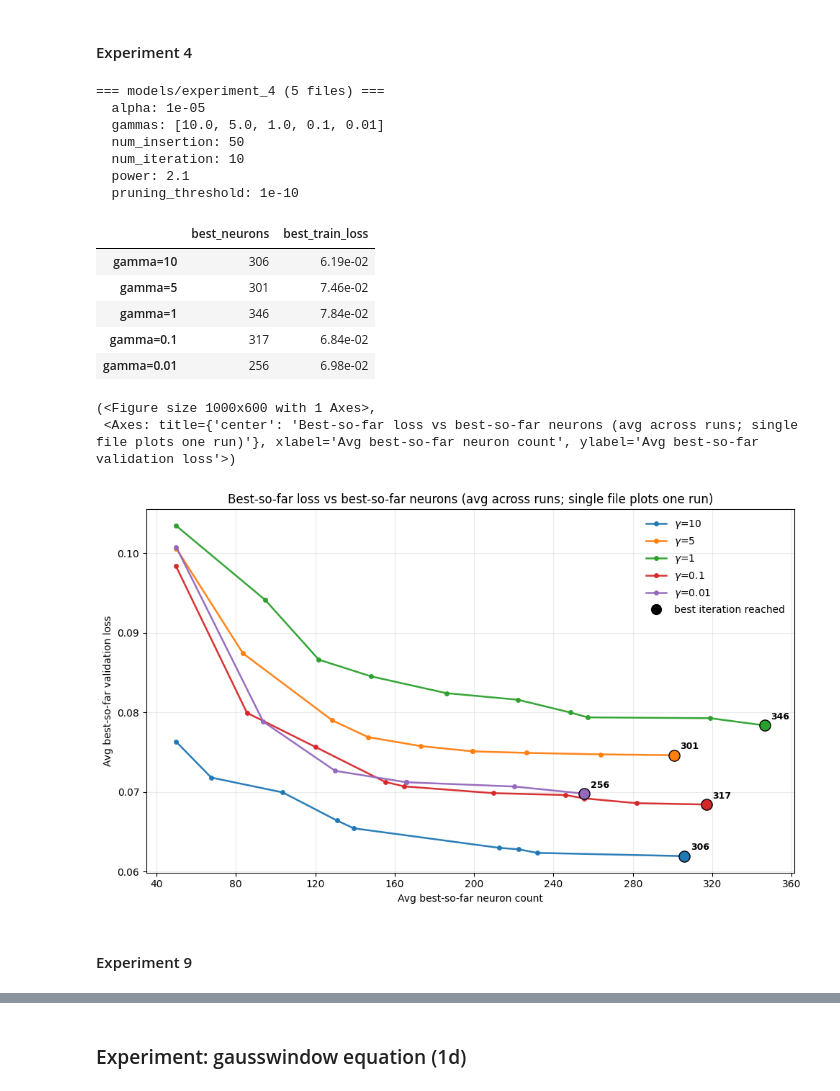
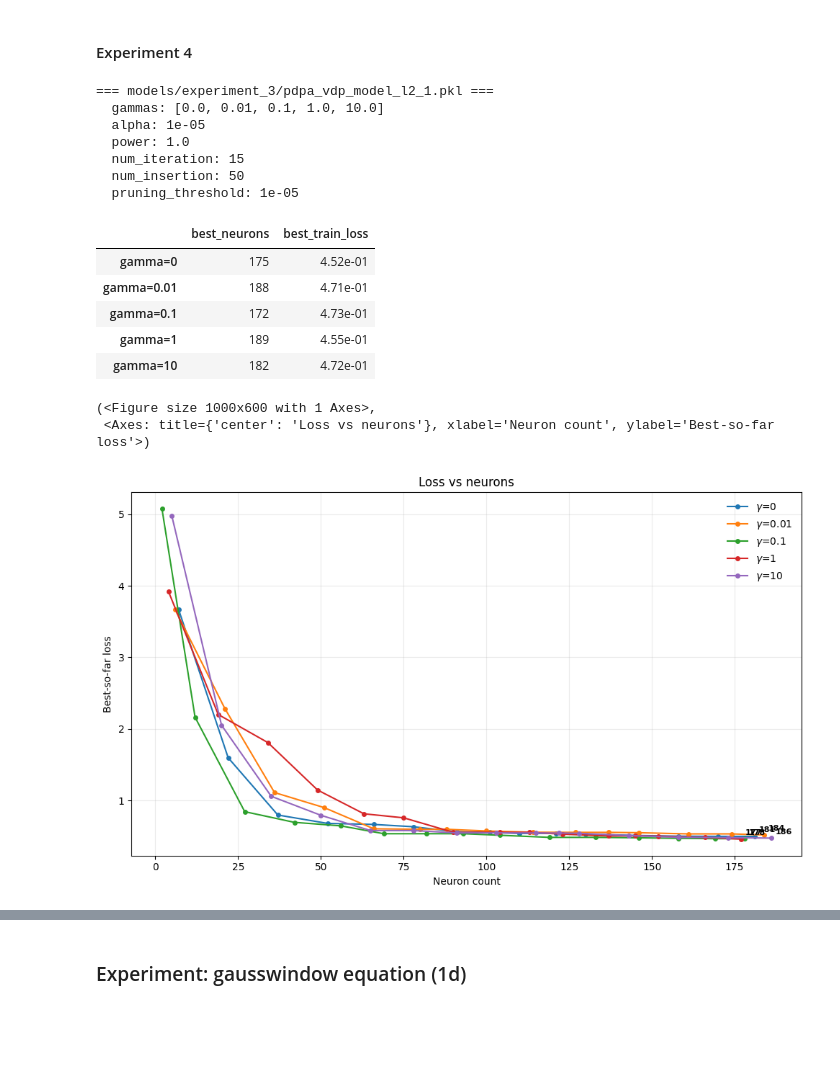
Before and after one commit to KeWu5678/NNforHJB, a Jupyter notebook: notebook/experiment_analysis.ipynb, the cells around one changed output, grey strips where cells are left out. Cells and saved outputs as stored; diff of their text form; code cells hidden in the pictures; blank space fills up the shorter version.

```diff
--- a/notebook/experiment_analysis.ipynb
+++ b/notebook/experiment_analysis.ipynb
@@ -151,38 +138,38 @@ plot_loss_vs_neurons_by_gamma(
 # %%
 from src.metric import print_experiment_hyperparameters
 
-print_experiment_hyperparameters("models/experiment_4")
+print_experiment_hyperparameters("models/experiment_3/pdpa_vdp_model_l2_1.pkl")
 # %% [output]
-=== models/experiment_4 (5 files) ===
+=== models/experiment_3/pdpa_vdp_model_l2_1.pkl ===
+  gammas: [0.0, 0.01, 0.1, 1.0, 10.0]
   alpha: 1e-05
-  gammas: [10.0, 5.0, 1.0, 0.1, 0.01]
+  power: 1.0
+  num_iteration: 15
   num_insertion: 50
-  num_iteration: 10
-  power: 2.1
-  pruning_threshold: 1e-10
+  pruning_threshold: 1e-05
 # %%
 from src.metric import summarize_final_neuron_count_and_loss
 
-out = summarize_final_neuron_count_and_loss("models/experiment_4", loss="train")
+out = summarize_final_neuron_count_and_loss(
+    "models/experiment_4/pdpa_vdp_model_h1_1.pkl",
+    loss="train"
+    )
 out["table_df"]
 # %% [output]
 |  | best_neurons | best_train_loss |
-| gamma=10 | 306 | 6.19e-02 |
-| gamma=5 | 301 | 7.46e-02 |
-| gamma=1 | 346 | 7.84e-02 |
-| gamma=0.1 | 317 | 6.84e-02 |
-| gamma=0.01 | 256 | 6.98e-02 |
+| gamma=0 | 175 | 4.52e-01 |
+| gamma=0.01 | 188 | 4.71e-01 |
+| gamma=0.1 | 172 | 4.73e-01 |
+| gamma=1 | 189 | 4.55e-01 |
+| gamma=10 | 182 | 4.72e-01 |
 # %%
 from src.metric import plot_loss_vs_neurons_by_gamma
 
 plot_loss_vs_neurons_by_gamma(
-    "models/experiment_4",
-    gammas_include=[10.0, 5.0, 1.0, 1e-1, 1e-2],
-    loss = "train"
+    "models/experiment_2/pdpa_vdp_model_h1_1.pkl",
+    loss="train",
 )
 # %% [output]
 (<Figure size 1000x600 with 1 Axes>,
- <Axes: title={'center': 'Best-so-far loss vs best-so-far neurons (avg across runs; single file plots one run)'}, xlabel='Avg best-so-far neuron count', ylabel='Avg best-so-far validation loss'>)
+ <Axes: title={'center': 'Loss vs neurons'}, xlabel='Neuron count', ylabel='Best-so-far loss'>)
-[figure, old version]
+[figure, new version]
-# %% [markdown]
-#### Experiment 9
```
Also changed, not shown: parts of 25 cells of this notebook, 11 other files.
